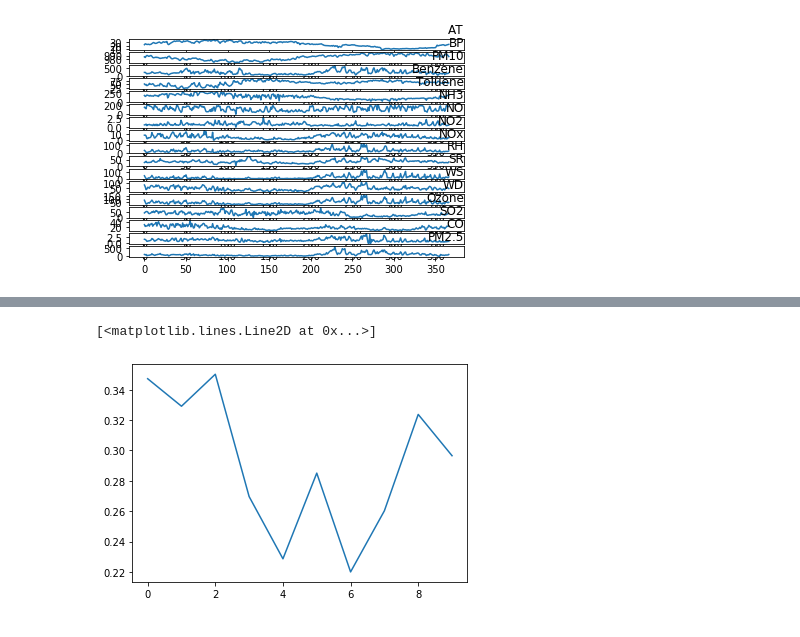
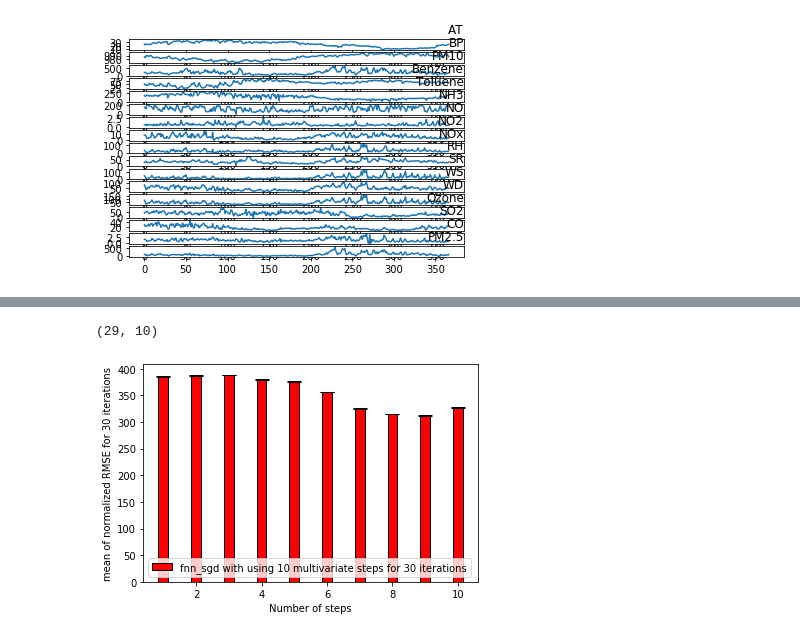
Before and after one commit to sydney-machine-learning/airpollution_deeplearning, a Jupyter notebook: pollution.ipynb, the cells around one changed output, grey strips where cells are left out. Drawn from its saved outputs; the diff is of its cells as text; code cells hidden in the pictures.

Commit message:
added all methods

```diff
--- a/pollution.ipynb
+++ b/pollution.ipynb
@@ -462,7 +506,7 @@ r1_new=np.reshape(r1,(30,1))
 import numpy as np
 import matplotlib.pyplot as plt
 import datetime
-def show_results(r):
+def show_results(r,method):
     x = datetime.datetime.now()
     u=np.mean(r,axis=0)
     sigma=np.std(r,axis=0)
@@ -471,10 +515,10 @@ def show_results(r):
     barWidth = 0.3
     bars1=u
     rl= np.arange(len(bars1))+1
-    plt.bar(rl, bars1, width = barWidth, color = 'red', edgecolor = 'black', yerr=1.96*(sigma/(np.sqrt(r.shape[0]))), capsize=7, label='LSTM with using 10 multivariate steps for 30 iterations')
+    plt.bar(rl, bars1, width = barWidth, color = 'red', edgecolor = 'black', yerr=1.96*(sigma/(np.sqrt(r.shape[0]))), capsize=7, label=method+' with using 10 multivariate steps for 30 iterations')
     plt.ylabel('mean of normalized RMSE for 30 iterations')
     plt.xlabel('Number of steps')
     plt.legend()
     plt.show()
-    np.savetxt("10i_"+str(r.shape[1])+"o_LSTM_"+str(r.shape[0])+"i.csv"+str(datetime.datetime.now()), r, delimiter=",")
-show_results(r1_new)
+    np.savetxt("10i_"+str(r.shape[1])+"o_"+method+"_"+str(r.shape[0])+"i"+str(datetime.datetime.now())+".csv", r, delimiter=",")
+# show_results(r1_new)
@@ -507,5 +525,8 @@ plt.plot(result[1])
-# %%
-plt.plot(result[0])
-# %% [output]
-[<matplotlib.lines.Line2D at 0x...>]
-[figure, removed]
+# %%
+dsgd=read_csv('10i_10o_FNN_sgd_30i.csv2020-05-10 10:11:04_184384.csv')
+dSGD = dsgd.values
+print(dSGD.shape)
+show_results(dSGD,'fnn_sgd')
+# %% [output]
+(29, 10)
+[figure, added]
```
Also changed, not shown: parts of 23 cells of this notebook.
